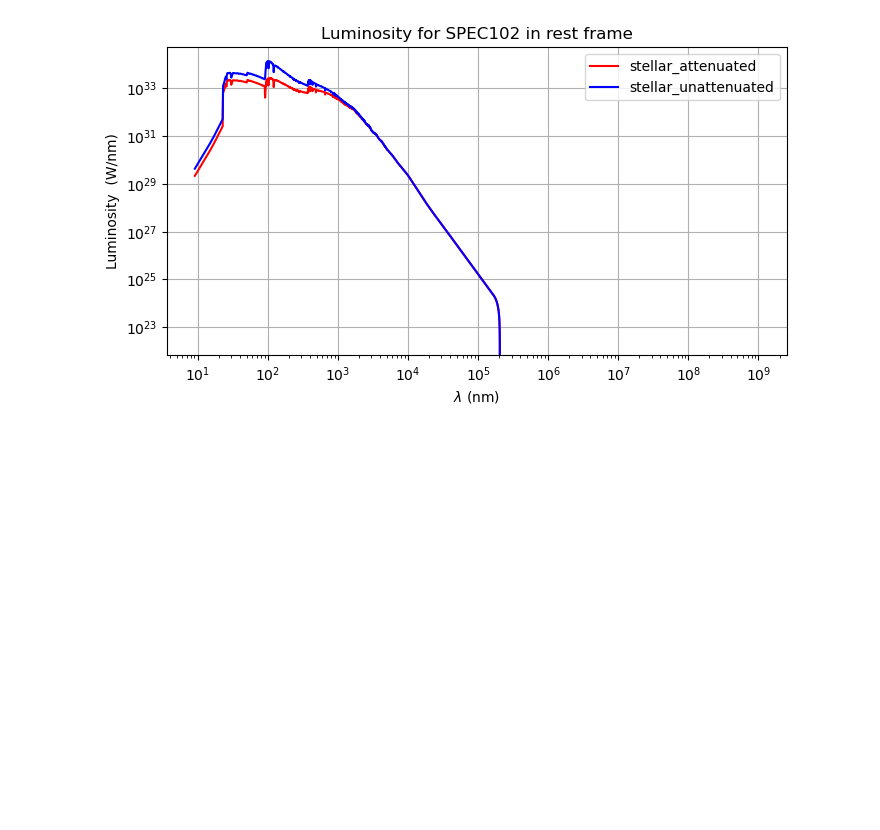
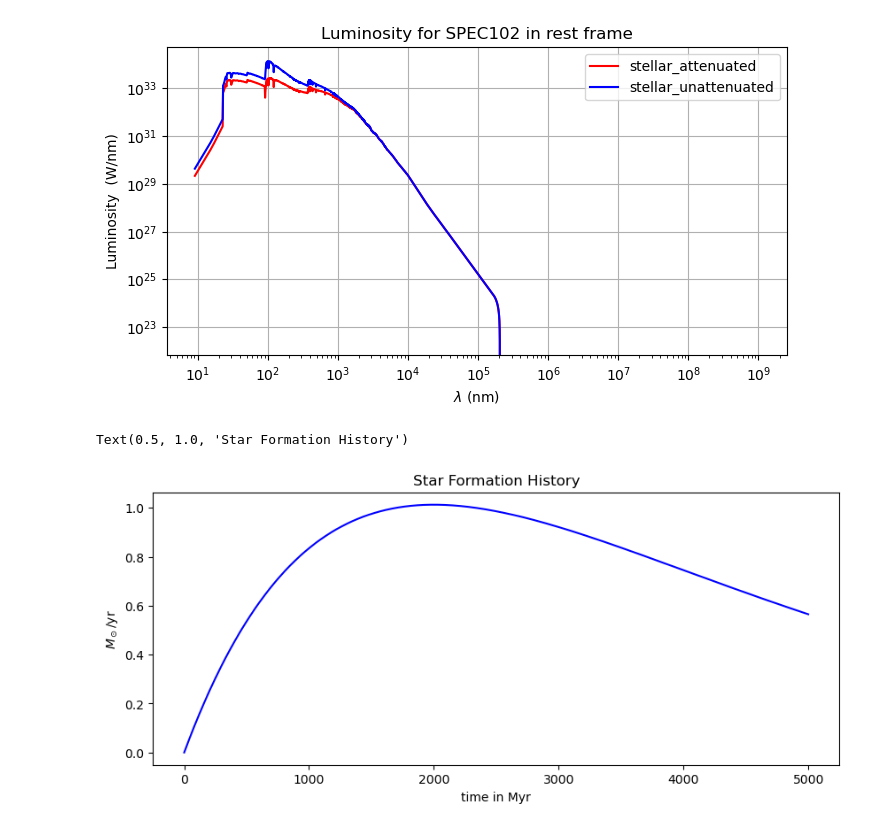
Before and after one commit to sylvielsstfr/Fors2pcigale, a Jupyter notebook: docs/notebooks/pcigale_runs/pcig_run_2024-02-05/cigale_save_fitresults-loop.ipynb, the cells around one changed output. Saved outputs shown, nothing was run; the diff lists cells and outputs as text; code cells hidden in the pictures; blank space fills up the shorter version.

```diff
--- a/docs/notebooks/pcigale_runs/pcig_run_2024-02-05/cigale_save_fitresults-loop.ipynb
+++ b/docs/notebooks/pcigale_runs/pcig_run_2024-02-05/cigale_save_fitresults-loop.ipynb
@@ -1160,6 +1165,8 @@ flnu_stelunatt = np.array(group.get("flnu_stelunatt"))
 wl_lum = np.array(group.get("wl_lum"))
 lum_stelatt = np.array(group.get("lum_stelatt"))
 lum_stelunatt = np.array(group.get("lum_stelunatt"))
+time = np.array(group.get("sfh_time"))
+sfr = np.array(group.get("sfh_sfr"))
 # %%
 fig=plt.figure(figsize=(8,4))
 plt.loglog(wl_flnu,flnu_stelatt,'r-',label="stellar_attenuated")
@@ -1187,3 +1194,12 @@ plt.legend()
 # %% [output]
 <matplotlib.legend.Legend at 0x...>
 [figure]
+# %%
+fig,ax = plt.subplots(figsize=(10,4))
+ax.plot(time, sfr,'b-')
+ax.set_xlabel("time in Myr")
+ax.set_ylabel("$M_\odot$/yr")
+ax.set_title("Star Formation History")
+# %% [output]
+Text(0.5, 1.0, 'Star Formation History')
+[figure, added]
```
Also changed, not shown: parts of 1 cell of this notebook, 3 other files.
